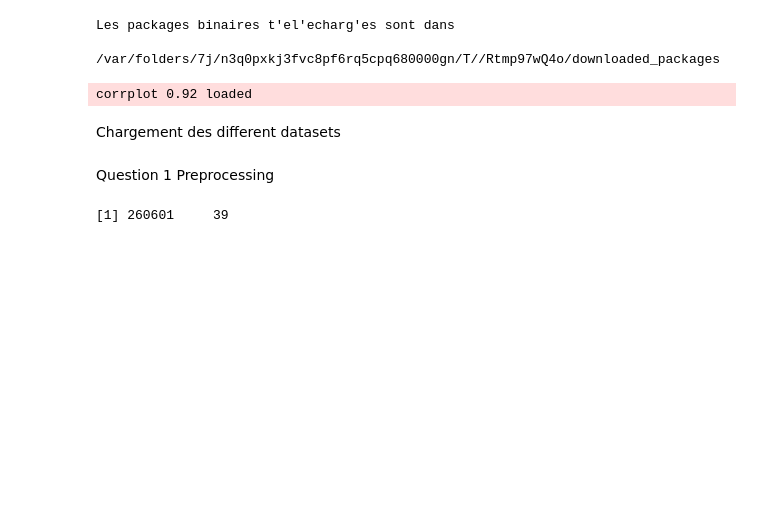
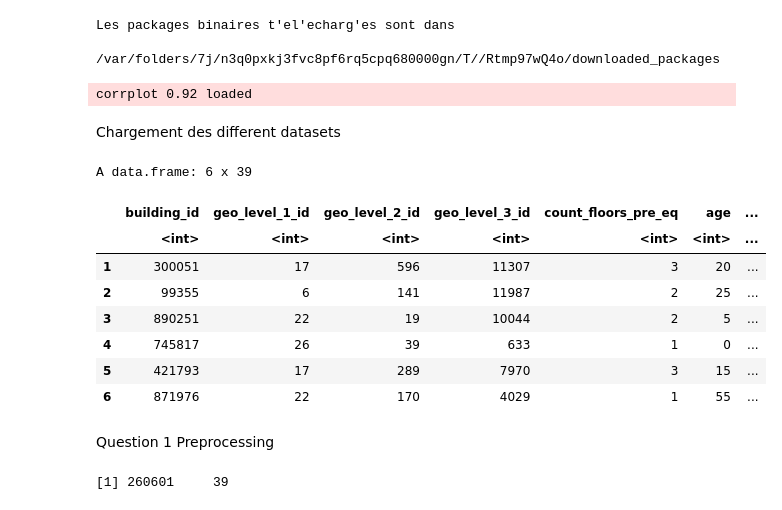
Before and after one commit to ULB-INFO-F-422/richter-s-predictor-group-26, a Jupyter notebook: FirstVersion.ipynb, the cells around one changed output. Saved outputs shown, nothing was run; the diff lists cells and outputs as text; code cells hidden in the pictures; blank space fills up the shorter version.

```diff
--- a/FirstVersion.ipynb
+++ b/FirstVersion.ipynb
@@ -42,3 +40,15 @@ trainMerged <- inner_join(train, label, by='building_id')
+# %%
+head(test)
+# %% [output]
+A data.frame: 6 x 39
+|  | building_id | geo_level_1_id | geo_level_2_id | geo_level_3_id | count_floors_pre_eq | age | ... |
+|  | <int> | <int> | <int> | <int> | <int> | <int> | ... |
+| 1 | 300051 | 17 | 596 | 11307 | 3 | 20 | ... |
+| 2 | 99355 | 6 | 141 | 11987 | 2 | 25 | ... |
+| 3 | 890251 | 22 | 19 | 10044 | 2 | 5 | ... |
+| 4 | 745817 | 26 | 39 | 633 | 1 | 0 | ... |
+| 5 | 421793 | 17 | 289 | 7970 | 3 | 15 | ... |
+| 6 | 871976 | 22 | 170 | 4029 | 1 | 55 | ... |
 # %% [markdown]
 Question 1
 Preprocessing
```
Also changed, not shown: parts of 17 cells of this notebook.
